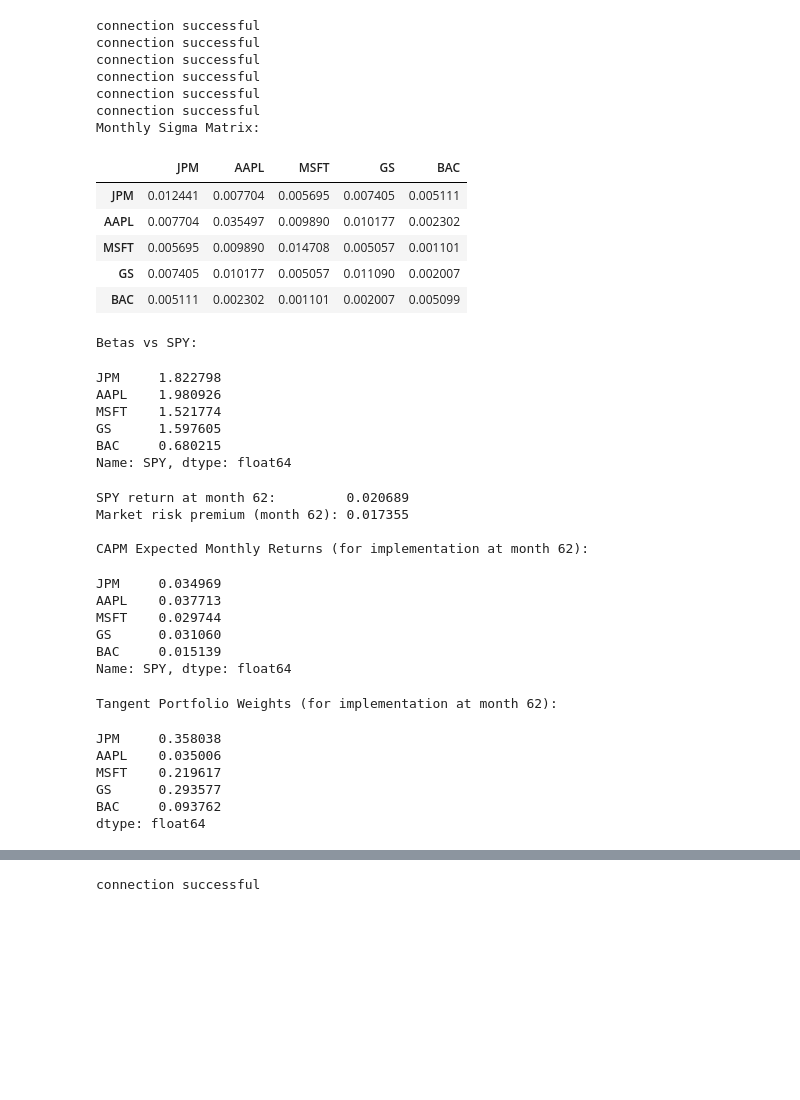
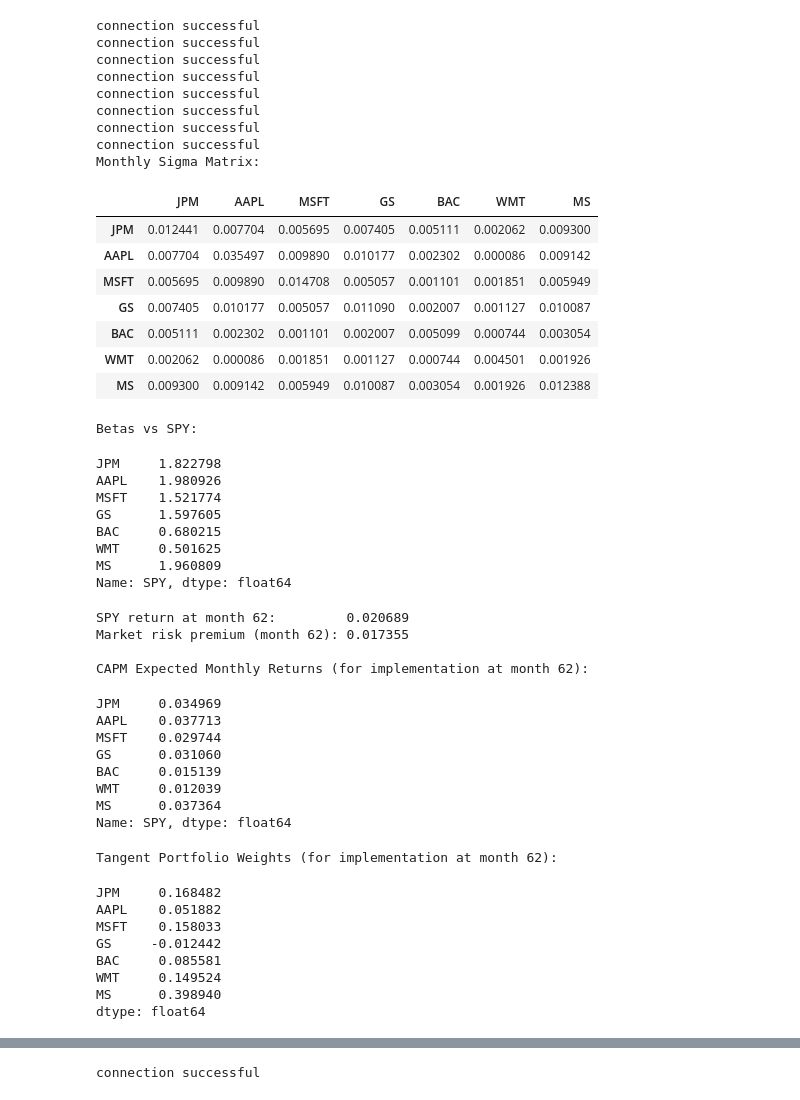
Before and after one commit to samgioffre9/Algo, a Jupyter notebook: final.ipynb, the cells around one changed output, grey strips where cells are left out. Saved outputs shown, nothing was run; the diff lists cells and outputs as text; code cells hidden in the pictures; blank space fills up the shorter version.

```diff
--- a/final.ipynb
+++ b/final.ipynb
@@ -200,7 +200,7 @@ def sigma_matrix(tickers, startd, endd, window=60):
     series = {}
     for i, tic in enumerate(tickers):
         if i > 0:
-            time.sleep(5)  # free tier: 5 calls/min
+            time.sleep(2)  # free tier: 5 calls/min
         data = monthly_log_returns(startd, endd, tic)
         rows = [row for row in data if row[3] is not None]
         series[tic] = pd.Series({row[1]: row[3] for row in rows})
@@ -209,7 +209,7 @@ def sigma_matrix(tickers, startd, endd, window=60):
     df_train = df.iloc[:window]      # first 60 returns for estimation
     return df_train.cov(), df
 # %%
-tickers = ["JPM", "AAPL", "MSFT", "GS", "BAC"]
+tickers = ["JPM", "AAPL", "MSFT", "GS", "BAC","WMT","MS"]
 start_date = "2000-01-01"
 end_date = "2020-12-31"
 rf = 0.04           # annual risk-free rate GIVEN
@@ -221,45 +221,51 @@ sigma, returns_df = sigma_matrix(tickers + [market], start_date, end_date)
 
 # --- Step 1: Monthly Sigma (first 60 returns) ---
 print("Monthly Sigma Matrix:")
 display(sigma.drop(market).drop(market, axis=1))
 
 # --- Step 2: Beta (cov / var, from first 60 returns) ---
 var_market = sigma.loc[market, market]
 betas = sigma[market].drop(market) / var_market
 print("\nBetas vs SPY:")
 display(betas)
 
 # --- Step 3: Month-62 realized market risk premium ---
 # returns_df.iloc[60] = log(P_62 / P_61), i.e. the return from obs 61 → obs 62
 R_market_62 = returns_df.iloc[60][market]
 market_risk_premium = R_market_62 - rf_monthly
 print(f"\nSPY return at month 62:         {R_market_62:.6f}")
 print(f"Market risk premium (month 62): {market_risk_premium:.6f}")
 
 # --- Step 4: CAPM expected monthly returns ---
 mu = rf_monthly + betas * market_risk_premium
 print("\nCAPM Expected Monthly Returns (for implementation at month 62):")
 display(mu)
 # %% [output]
+connection successful
+connection successful
 connection successful
 connection successful
 connection successful
 connection successful
 connection successful
 connection successful
 Monthly Sigma Matrix:
-|  | JPM | AAPL | MSFT | GS | BAC |
-| JPM | 0.012441 | 0.007704 | 0.005695 | 0.007405 | 0.005111 |
-| AAPL | 0.007704 | 0.035497 | 0.009890 | 0.010177 | 0.002302 |
-| MSFT | 0.005695 | 0.009890 | 0.014708 | 0.005057 | 0.001101 |
-| GS | 0.007405 | 0.010177 | 0.005057 | 0.011090 | 0.002007 |
-| BAC | 0.005111 | 0.002302 | 0.001101 | 0.002007 | 0.005099 |
+|  | JPM | AAPL | MSFT | GS | BAC | WMT | MS |
+| JPM | 0.012441 | 0.007704 | 0.005695 | 0.007405 | 0.005111 | 0.002062 | 0.009300 |
+| AAPL | 0.007704 | 0.035497 | 0.009890 | 0.010177 | 0.002302 | 0.000086 | 0.009142 |
+| MSFT | 0.005695 | 0.009890 | 0.014708 | 0.005057 | 0.001101 | 0.001851 | 0.005949 |
+| GS | 0.007405 | 0.010177 | 0.005057 | 0.011090 | 0.002007 | 0.001127 | 0.010087 |
+| BAC | 0.005111 | 0.002302 | 0.001101 | 0.002007 | 0.005099 | 0.000744 | 0.003054 |
+| WMT | 0.002062 | 0.000086 | 0.001851 | 0.001127 | 0.000744 | 0.004501 | 0.001926 |
+| MS | 0.009300 | 0.009142 | 0.005949 | 0.010087 | 0.003054 | 0.001926 | 0.012388 |
 Betas vs SPY:
 JPM     1.822798
 AAPL    1.980926
 MSFT    1.521774
 GS      1.597605
 BAC     0.680215
+WMT     0.501625
+MS      1.960809
 Name: SPY, dtype: float64
 SPY return at month 62:         0.020689
 Market risk premium (month 62): 0.017355
@@ -270,6 +276,8 @@ AAPL    0.037713
 MSFT    0.029744
 GS      0.031060
 BAC     0.015139
+WMT     0.012039
+MS      0.037364
 Name: SPY, dtype: float64
 # %%
 # Tangent portfolio — CAPM mu, monthly sigma
@@ -287,11 +295,13 @@ print("Tangent Portfolio Weights (for implementation at month 62):")
 display(tangent)
 # %% [output]
 Tangent Portfolio Weights (for implementation at month 62):
-JPM     0.358038
-AAPL    0.035006
-MSFT    0.219617
-GS      0.293577
-BAC     0.093762
+JPM     0.168482
+AAPL    0.051882
+MSFT    0.158033
+GS     -0.012442
+BAC     0.085581
+WMT     0.149524
+MS      0.398940
 dtype: float64
 # %%
 # Tangent portfolio — historical mean (no CAPM), allows shorts
```
Also changed, not shown: parts of 1 cell of this notebook.
